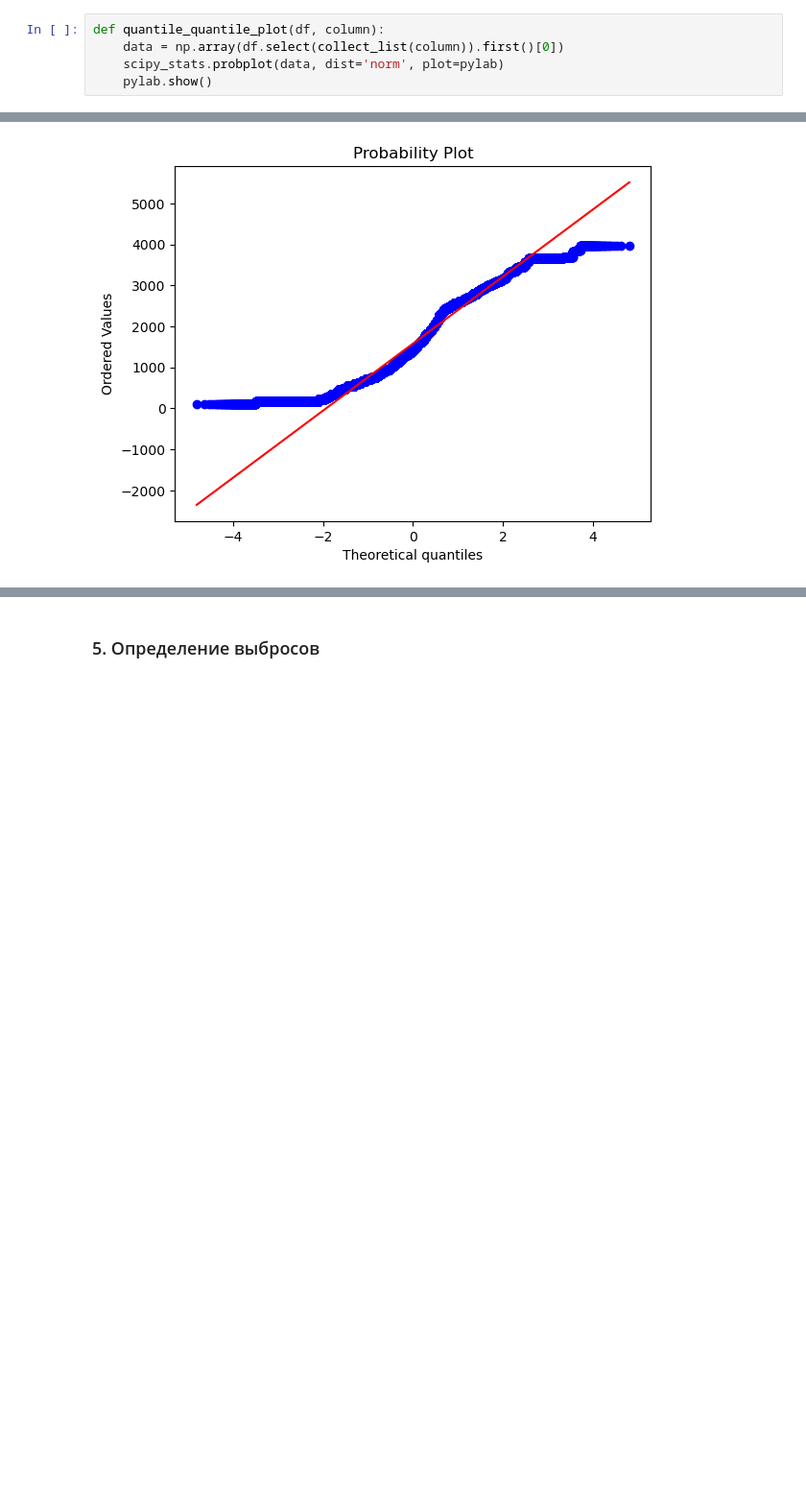
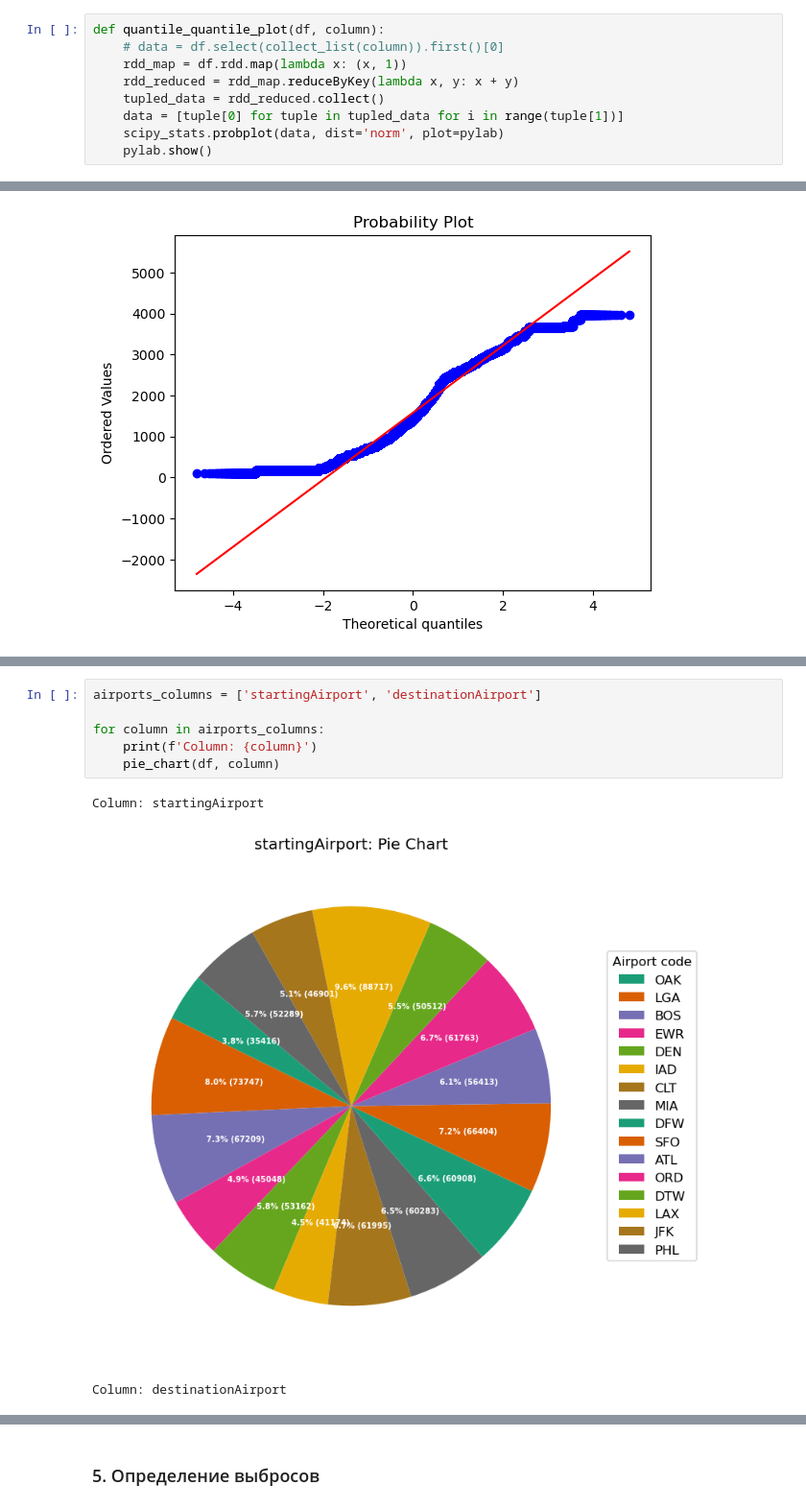
Before and after one commit to MrKobrand/BDPS2023, a Jupyter notebook: N1/exploratory_analysis.ipynb, the cells around one changed output, grey strips where cells are left out. Shown at 96% size. Drawn from its saved outputs; the diff is of its cells as text; blank space fills up the shorter version.

```diff
--- a/N1/exploratory_analysis.ipynb
+++ b/N1/exploratory_analysis.ipynb
@@ -321,7 +321,11 @@ for key, value in statistical_indicators.items():
 Построим графики Quantile-Quantile Plot, чтобы увидеть распределение данных.
 # %%
 def quantile_quantile_plot(df, column):
-    data = np.array(df.select(collect_list(column)).first()[0])
+    # data = df.select(collect_list(column)).first()[0]
+    rdd_map = df.rdd.map(lambda x: (x, 1))
+    rdd_reduced = rdd_map.reduceByKey(lambda x, y: x + y)
+    tupled_data = rdd_reduced.collect()
+    data = [tuple[0] for tuple in tupled_data for i in range(tuple[1])]
     scipy_stats.probplot(data, dist='norm', plot=pylab)
     pylab.show()
 # %%
@@ -345,0 +382,10 @@ Column: totalTravelDistance
+# %%
+airports_columns = ['startingAirport', 'destinationAirport']
+
+for column in airports_columns:
+    print(f'Column: {column}')
+    pie_chart(df, column)
+# %% [output]
+Column: startingAirport
+[figure, added]
+Column: destinationAirport
```
Also changed, not shown: parts of 11 cells of this notebook.
